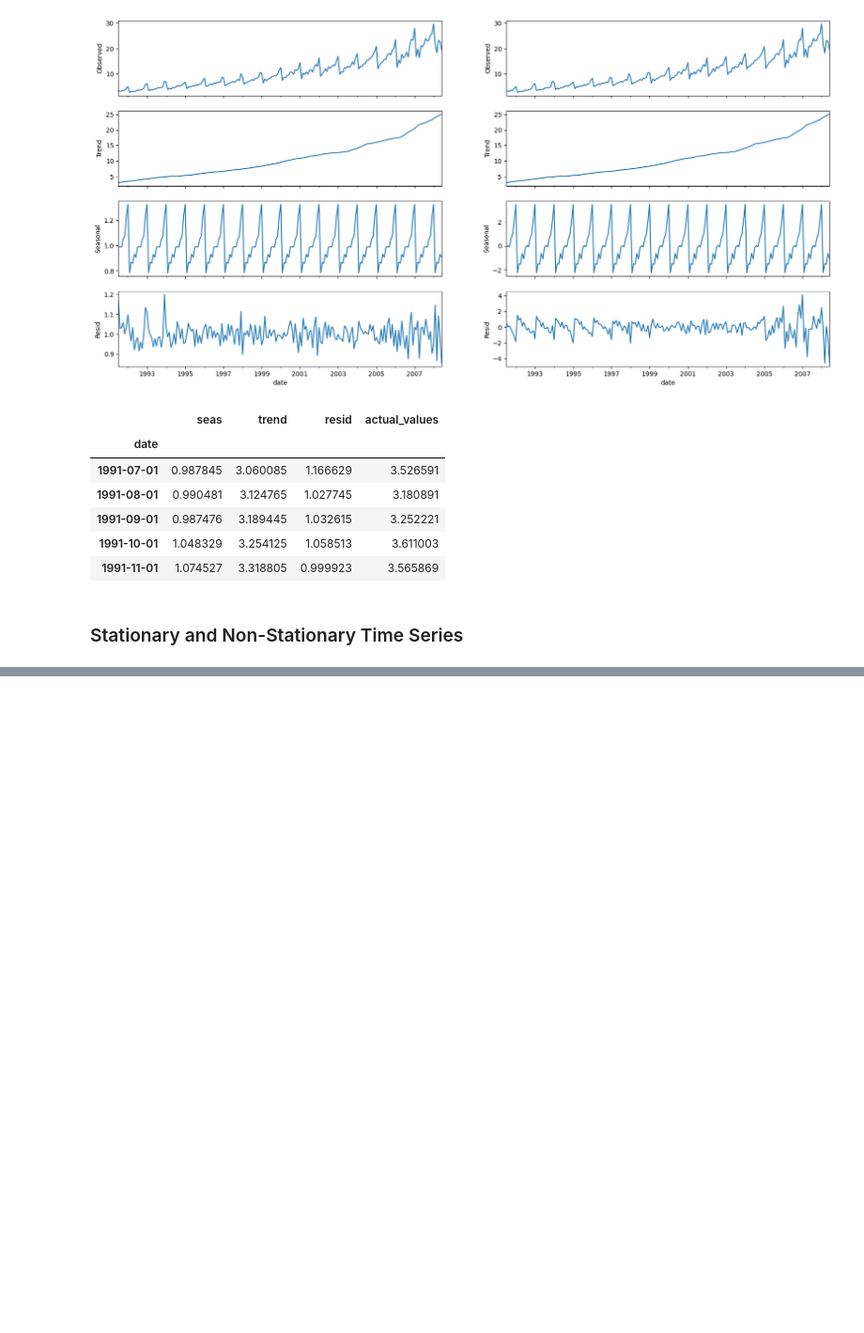
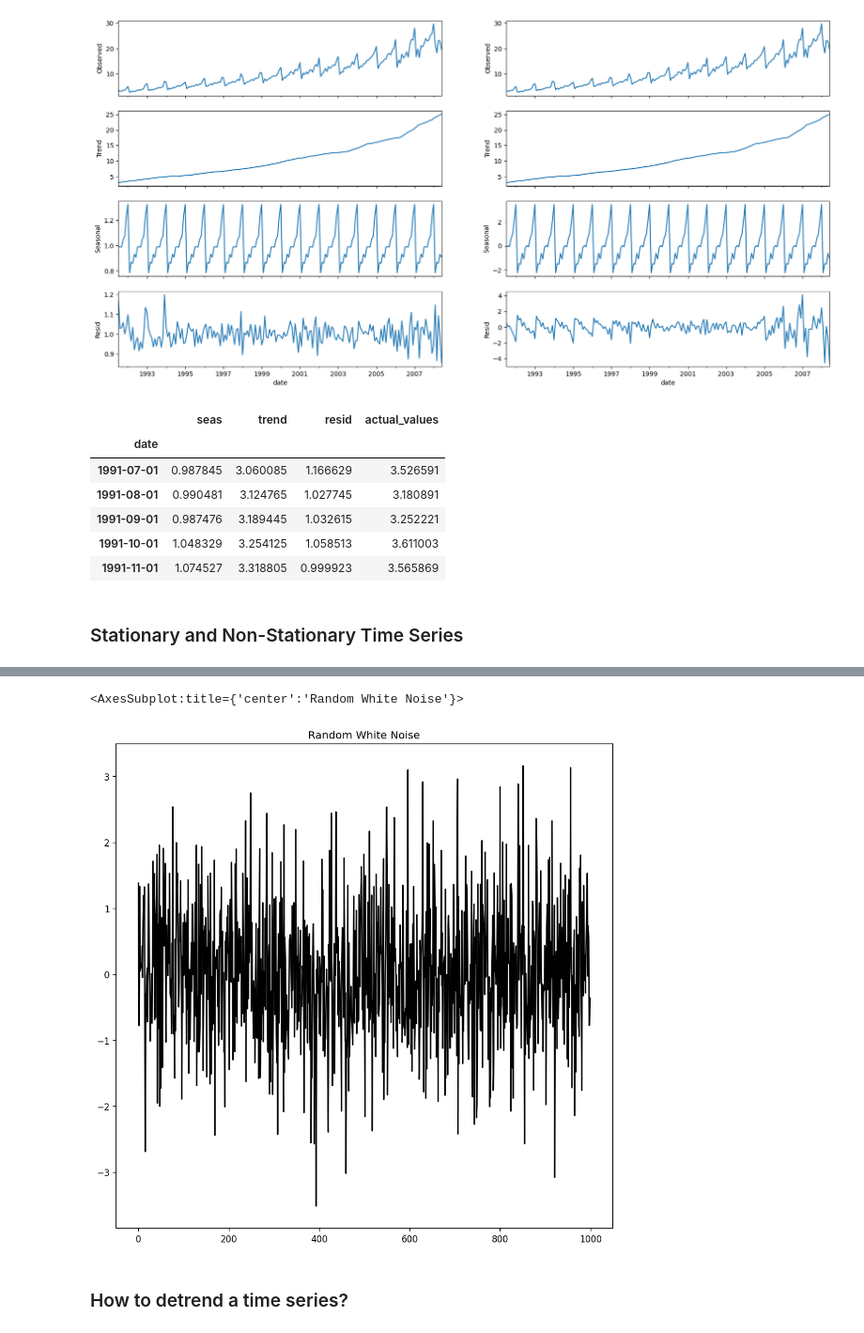
Before and after one commit to preacher6/mantenimiento_v5, a Jupyter notebook: basic_examples.ipynb, the cells around one changed output, grey strips where cells are left out. Shown at 94% size. Cells and saved outputs as stored; diff of their text form; code cells hidden in the pictures; blank space fills up the shorter version.

```diff
--- a/basic_examples.ipynb
+++ b/basic_examples.ipynb
@@ -174,0 +248,8 @@ df_reconstructed.head()
+# %%
+randvals = np.random.randn(1000)
+pd.Series(randvals).plot(title='Random White Noise', color='k')
+# %% [output]
+<AxesSubplot:title={'center':'Random White Noise'}>
+[figure, added]
+# %% [markdown]
+### How to detrend a time series?
```
Also changed, not shown: parts of 11 cells of this notebook.
